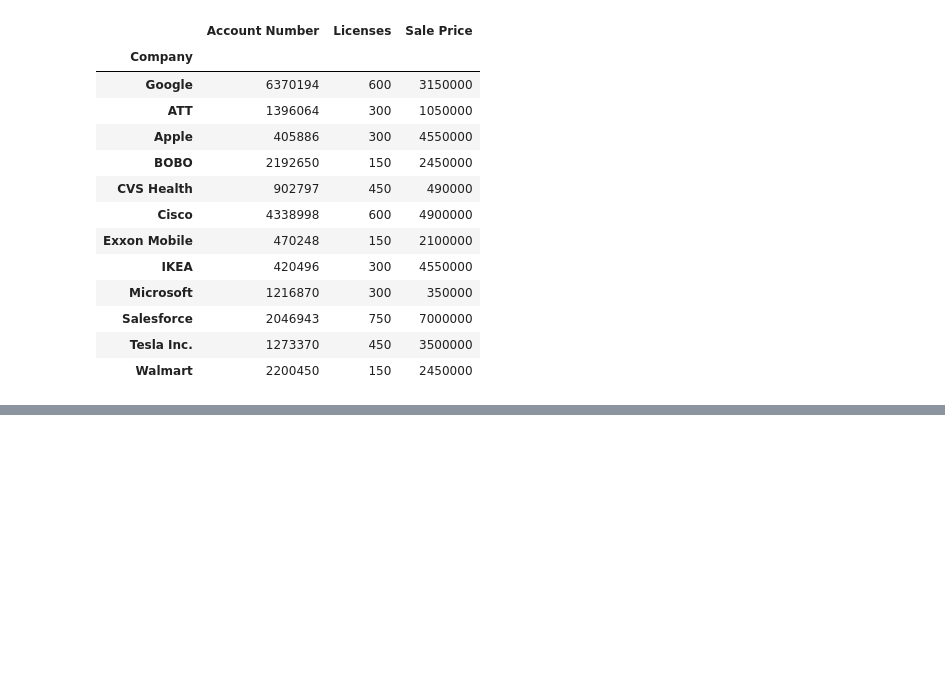
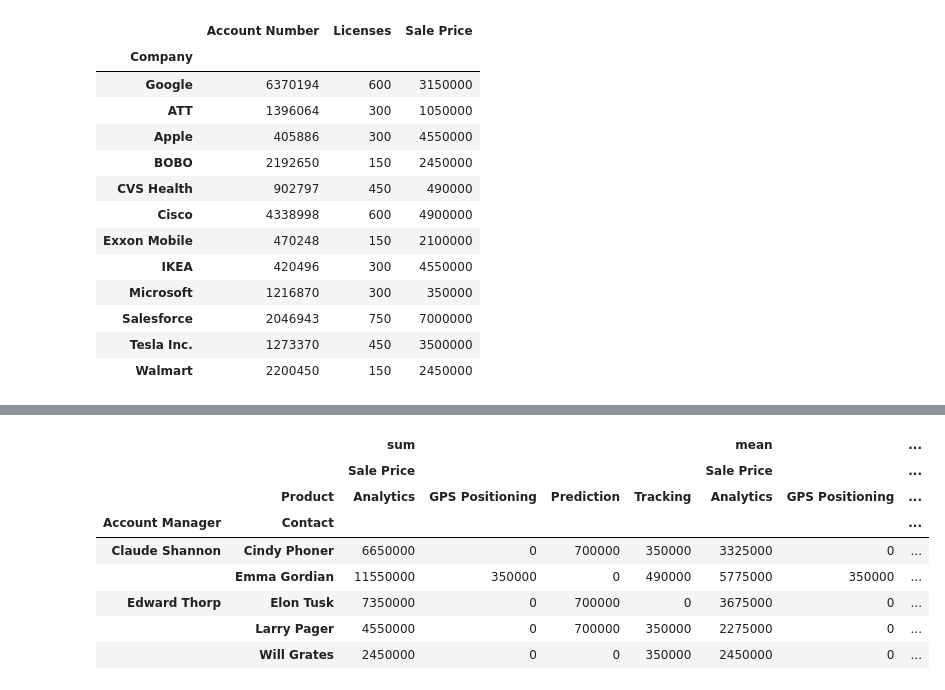
Before and after one commit to RagnarOkayy/DataAnalysisPython, a Jupyter notebook: UdemyPivot.ipynb, the cells around one changed output, grey strips where cells are left out. Cells and saved outputs as stored; diff of their text form; code cells hidden in the pictures; blank space fills up the shorter version.

```diff
--- a/UdemyPivot.ipynb
+++ b/UdemyPivot.ipynb
@@ -109,0 +173,13 @@ pd.pivot_table(df,index='Company', aggfunc='sum') # will perform a sum for each
+# %%
+# you can also call multiple numpy functions
+pd.pivot_table(df, index=['Account Manager', 'Contact'], columns=['Product'],aggfunc=[np.sum, np.mean], values=['Sale Price'], fill_value=0)
+# %% [output]
+|  |  | sum |  |  |  | mean |  | ... |
+|  |  | Sale Price |  |  |  | Sale Price |  | ... |
+|  | Product | Analytics | GPS Positioning | Prediction | Tracking | Analytics | GPS Positioning | ... |
+| Account Manager | Contact |  |  |  |  |  |  | ... |
+| Claude Shannon | Cindy Phoner | 6650000 | 0 | 700000 | 350000 | 3325000 | 0 | ... |
+|  | Emma Gordian | 11550000 | 350000 | 0 | 490000 | 5775000 | 350000 | ... |
+| Edward Thorp | Elon Tusk | 7350000 | 0 | 700000 | 0 | 3675000 | 0 | ... |
+|  | Larry Pager | 4550000 | 0 | 700000 | 350000 | 2275000 | 0 | ... |
+|  | Will Grates | 2450000 | 0 | 0 | 350000 | 2450000 | 0 | ... |
```
Also changed, not shown: parts of 8 cells of this notebook, 1 other file.
